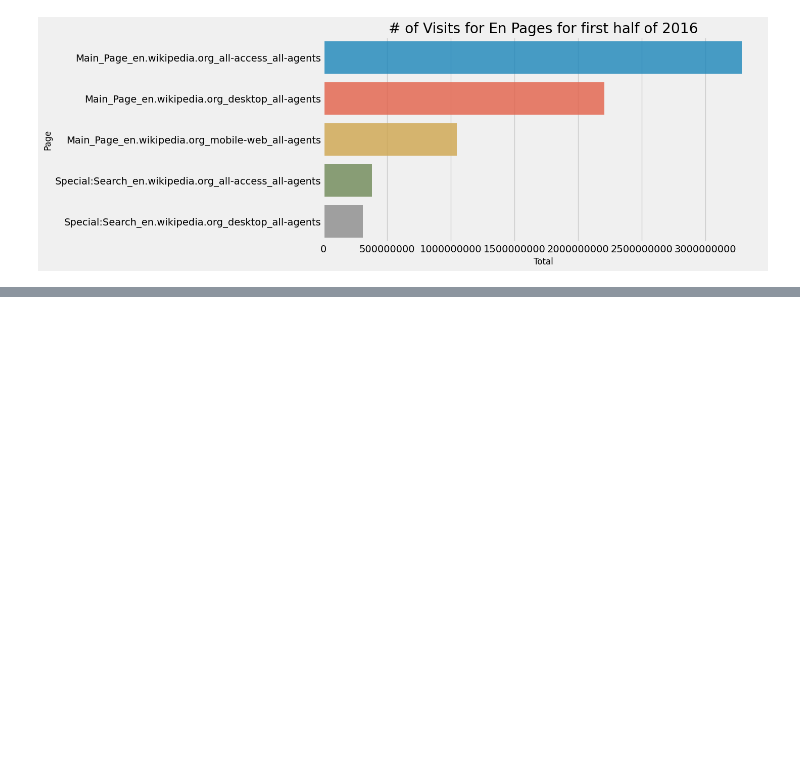
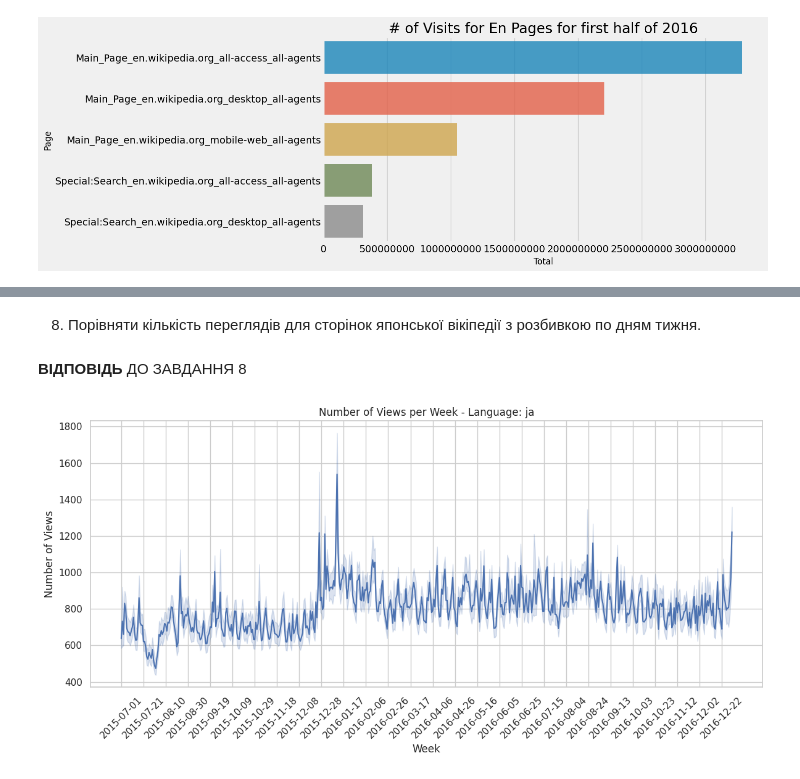
Before and after one commit to reesha-rsh/MLb4, a Jupyter notebook: Homework/Homework_2_0_Pandas_Toxic_Comments_EDA.ipynb, the cells around one changed output, grey strips where cells are left out. Saved outputs shown, nothing was run; the diff lists cells and outputs as text; code cells hidden in the pictures; blank space fills up the shorter version.

```diff
--- a/Homework/Homework_2_0_Pandas_Toxic_Comments_EDA.ipynb
+++ b/Homework/Homework_2_0_Pandas_Toxic_Comments_EDA.ipynb
@@ -478,0 +539,42 @@ plt.show()
+# %% [markdown]
+8. Порівняти кількість переглядів для сторінок японської вікіпедії з розбивкою по дням тижня.
+# %% [markdown]
+**ВІДПОВІДЬ** ДО ЗАВДАННЯ 8
+# %%
+import seaborn as sns
+import matplotlib.pyplot as plt
+
+# Set up the plot
+sns.set(style="whitegrid")
+plt.figure(figsize=(12, 6))
+
+# Filter the data for the desired language
+language = 'ja'
+filtered_train = train[train['Language'] == language]
+
+
+# Extract the date columns
+date_columns = train.columns[1:-1]  # Exclude the first and last columns
+
+# Melt the DataFrame to reshape it for plotting
+melted_train = filtered_train.melt(id_vars=['Page', 'Language'], value_vars=date_columns, var_name='Date', value_name='Views')
+
+# Create the line plot or area plot
+sns.lineplot(x='Date', y='Views', data=melted_train)
+plt.xticks(rotation=45)
+
+# Set the tick locations and labels for the x-axis
+tick_positions = range(0, len(melted_train['Date'].unique()), 20)
+tick_labels = melted_train['Date'].unique()[::20]
+plt.xticks(tick_positions, tick_labels)
+
+# Add labels and title
+plt.xlabel('Week')
+plt.ylabel('Number of Views')
+plt.title('Number of Views per Week - Language: ' + language)
+
+# Show the plot
+plt.tight_layout()
+plt.show()
+# %% [output]
+[figure, added]
```
Also changed, not shown: parts of 34 cells of this notebook.
